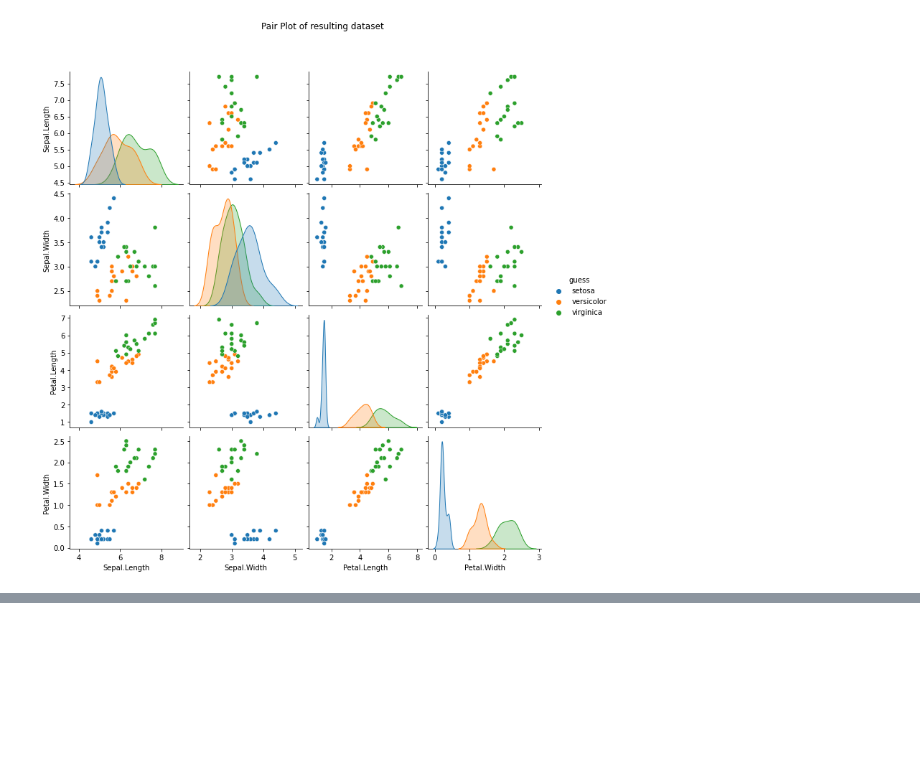
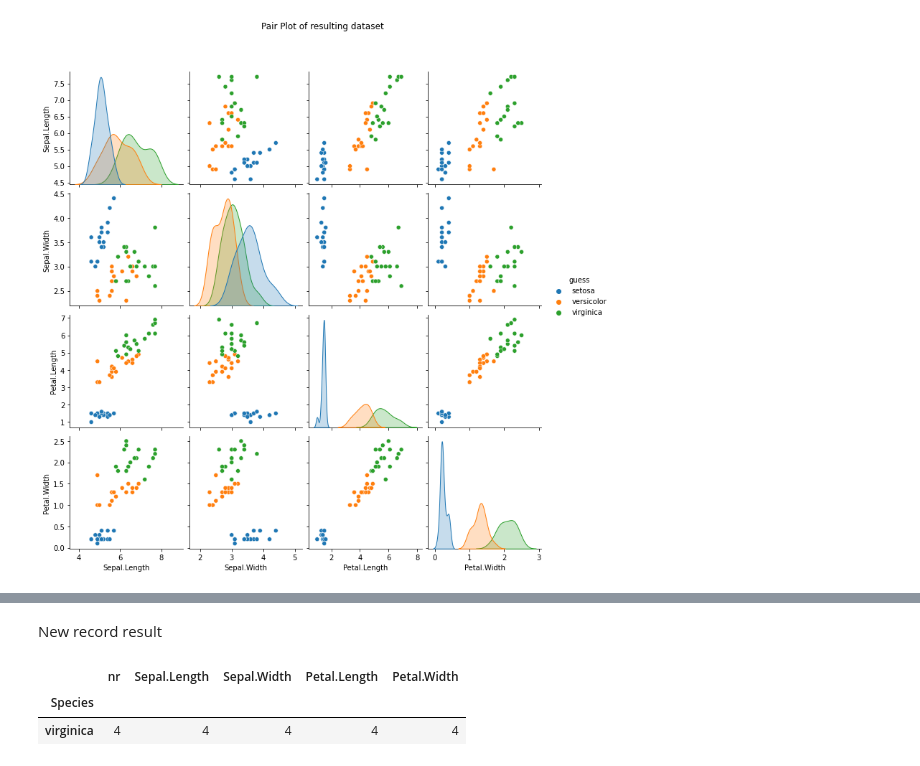
Before and after one commit to magladko/AI_Tools_algorithms, a Jupyter notebook: mpp1.ipynb, the cells around one changed output, grey strips where cells are left out. Saved outputs shown, nothing was run; the diff lists cells and outputs as text; code cells hidden in the pictures; blank space fills up the shorter version.

```diff
--- a/mpp1.ipynb
+++ b/mpp1.ipynb
@@ -158,0 +180,9 @@ print(mistake_rate, errors)
+# %%
+#@title Default title text
+new_record = "5.9,3.2,4.8,1.8" #@param {type:"string"}
+
+new_record = new_record.split(',')
+for i in range(len(new_record)):
+  new_record[i] = float(new_record[i])
+
+new_record
@@ -158,0 +193,10 @@ print(mistake_rate, errors)
+# %%
+dist_dict = {}
+for i, row in train_df.iterrows():
+  sum = 0
+  for j in range(1, len(train_df.columns)-1):
+    sum += (row[j]-new_record[j-1])**2
+  dist_dict.update({row[0]: np.sqrt(sum)})
+res = dict(sorted(dist_dict.items(), key = itemgetter(1))[:k])
+
+res
@@ -158,0 +211,8 @@ print(mistake_rate, errors)
+# %% [markdown]
+New record result
+# %%
+train_df[train_df['nr'].isin([*res])].groupby('Species').count().nlargest(n=1, columns='Sepal.Length', keep='first')
+# %% [output]
+|  | nr | Sepal.Length | Sepal.Width | Petal.Length | Petal.Width |
+| Species |  |  |  |  |  |
+| virginica | 4 | 4 | 4 | 4 | 4 |
```
Also changed, not shown: parts of 19 cells of this notebook.
